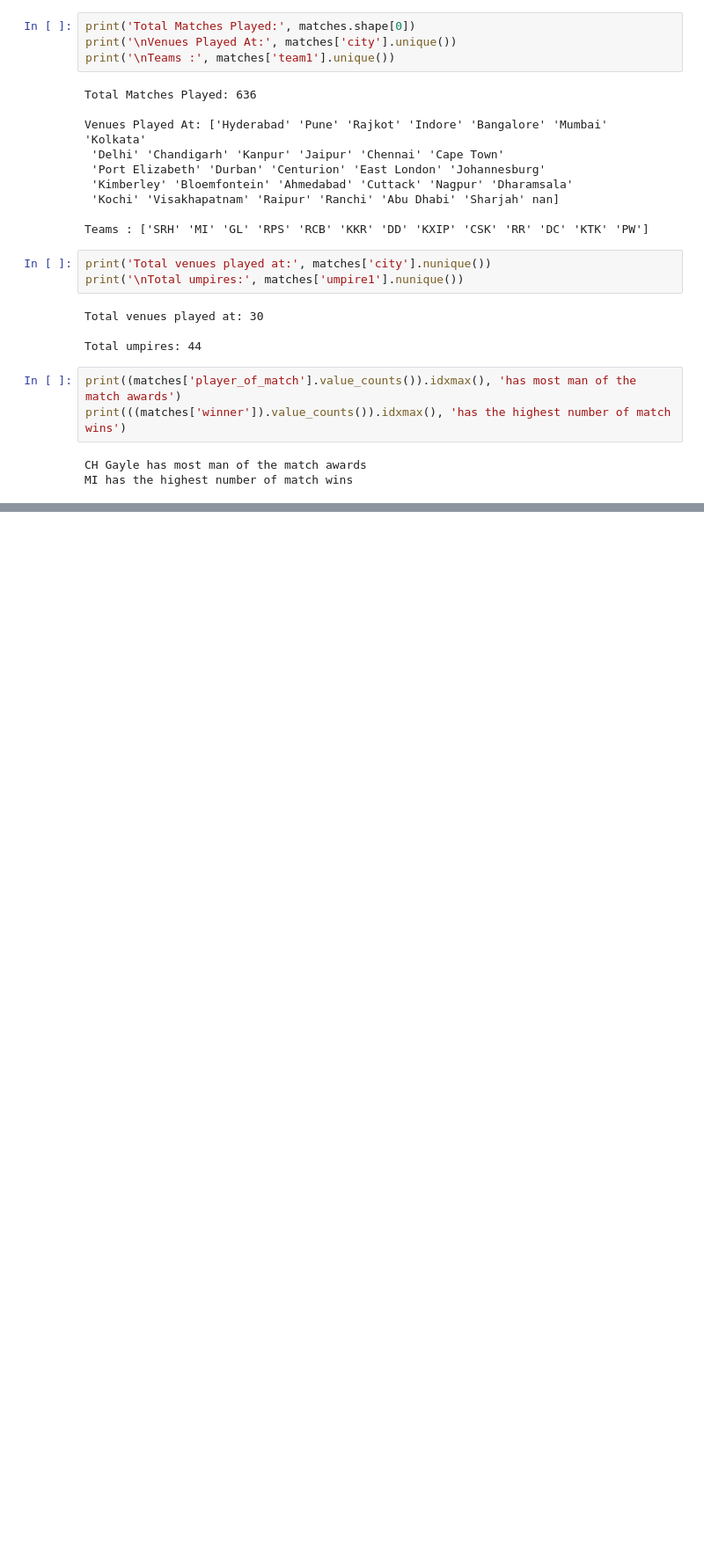
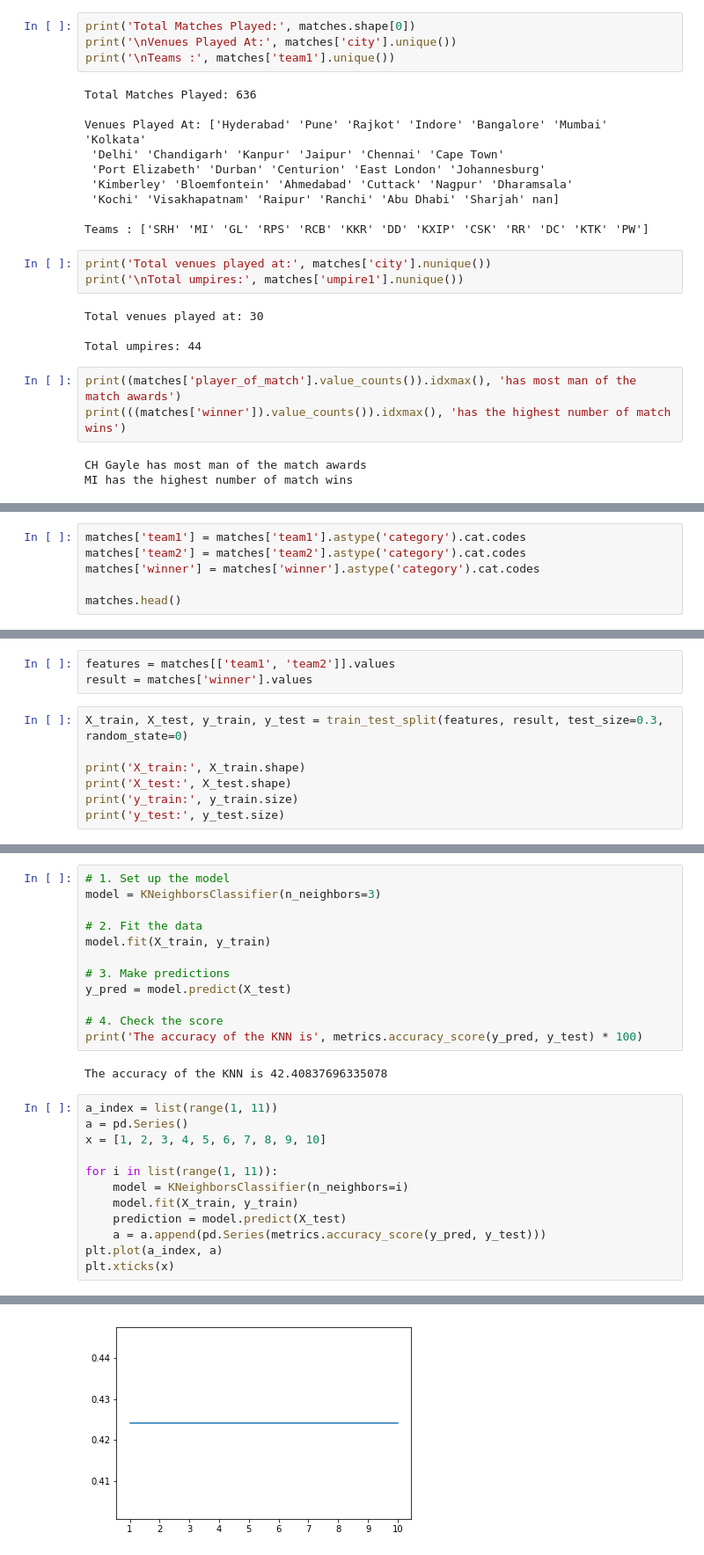
Before and after one commit to AmruthPillai/IPL-Match-Predictor, a Jupyter notebook: IPL Match Predictor.ipynb, the cells around one changed output, grey strips where cells are left out. Shown at 88% size. Cells and saved outputs as stored; diff of their text form; blank space fills up the shorter version.

```diff
--- a/IPL Match Predictor.ipynb
+++ b/IPL Match Predictor.ipynb
@@ -72,0 +125,6 @@ MI has the highest number of match wins
+# %%
+matches['team1'] = matches['team1'].astype('category').cat.codes
+matches['team2'] = matches['team2'].astype('category').cat.codes
+matches['winner'] = matches['winner'].astype('category').cat.codes
+
+matches.head()
@@ -72,0 +138,10 @@ MI has the highest number of match wins
+# %%
+features = matches[['team1', 'team2']].values
+result = matches['winner'].values
+# %%
+X_train, X_test, y_train, y_test = train_test_split(features, result, test_size=0.3, random_state=0)
+
+print('X_train:', X_train.shape)
+print('X_test:', X_test.shape)
+print('y_train:', y_train.size)
+print('y_test:', y_test.size)
@@ -72,0 +161,27 @@ MI has the highest number of match wins
+# %%
+# 1. Set up the model
+model = KNeighborsClassifier(n_neighbors=3)
+
+# 2. Fit the data
+model.fit(X_train, y_train)
+
+# 3. Make predictions
+y_pred = model.predict(X_test)
+
+# 4. Check the score
+print('The accuracy of the KNN is', metrics.accuracy_score(y_pred, y_test) * 100)
+# %% [output]
+The accuracy of the KNN is 42.40837696335078
+# %%
+a_index = list(range(1, 11))
+a = pd.Series()
+x = [1, 2, 3, 4, 5, 6, 7, 8, 9, 10]
+
+for i in list(range(1, 11)):
+    model = KNeighborsClassifier(n_neighbors=i)
+    model.fit(X_train, y_train)
+    prediction = model.predict(X_test)
+    a = a.append(pd.Series(metrics.accuracy_score(y_pred, y_test)))
+plt.plot(a_index, a)
+plt.xticks(x)
+# %% [output]
@@ -72,0 +199 @@ MI has the highest number of match wins
+[figure, added]
```
Also changed, not shown: parts of 19 cells of this notebook.
